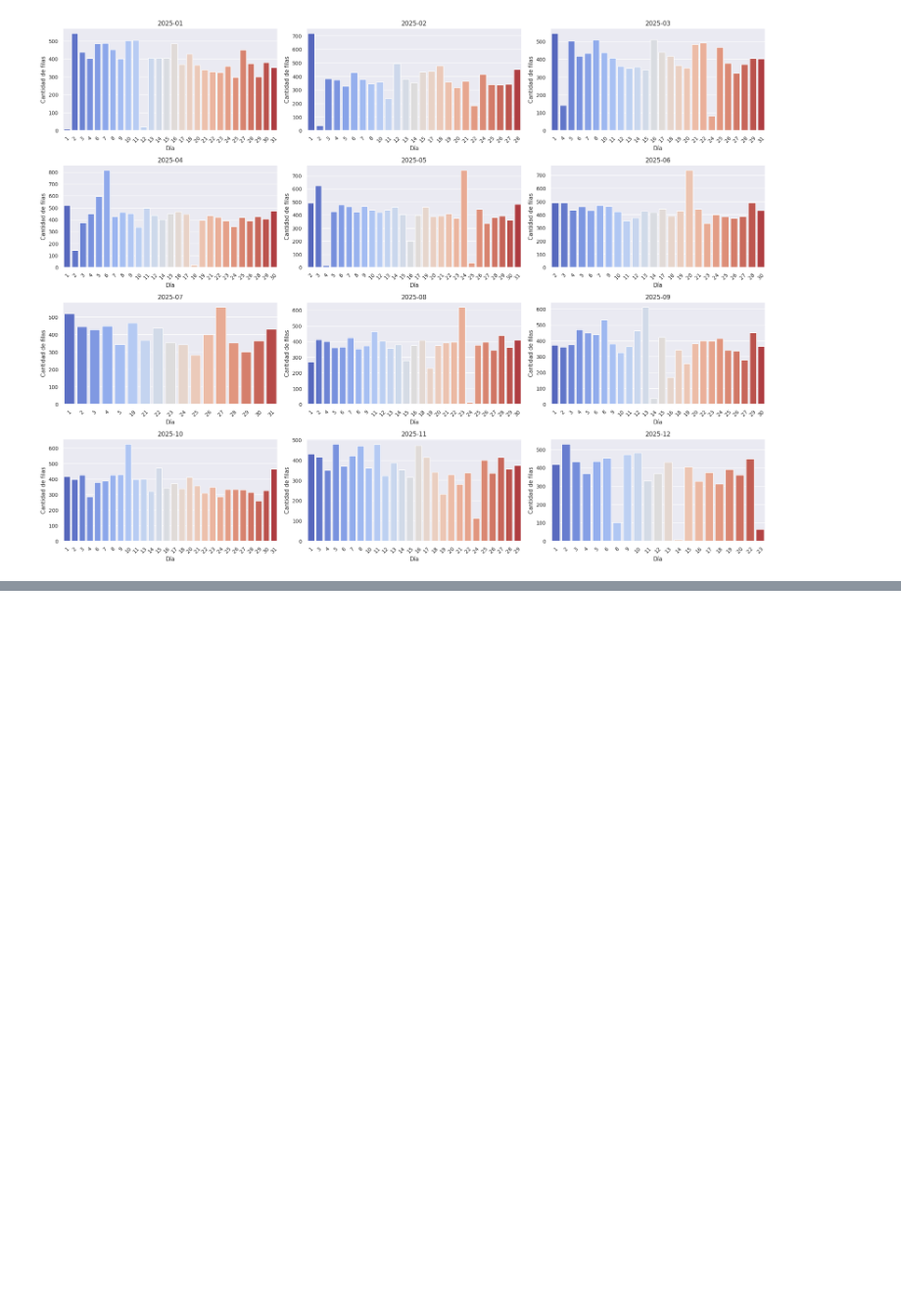
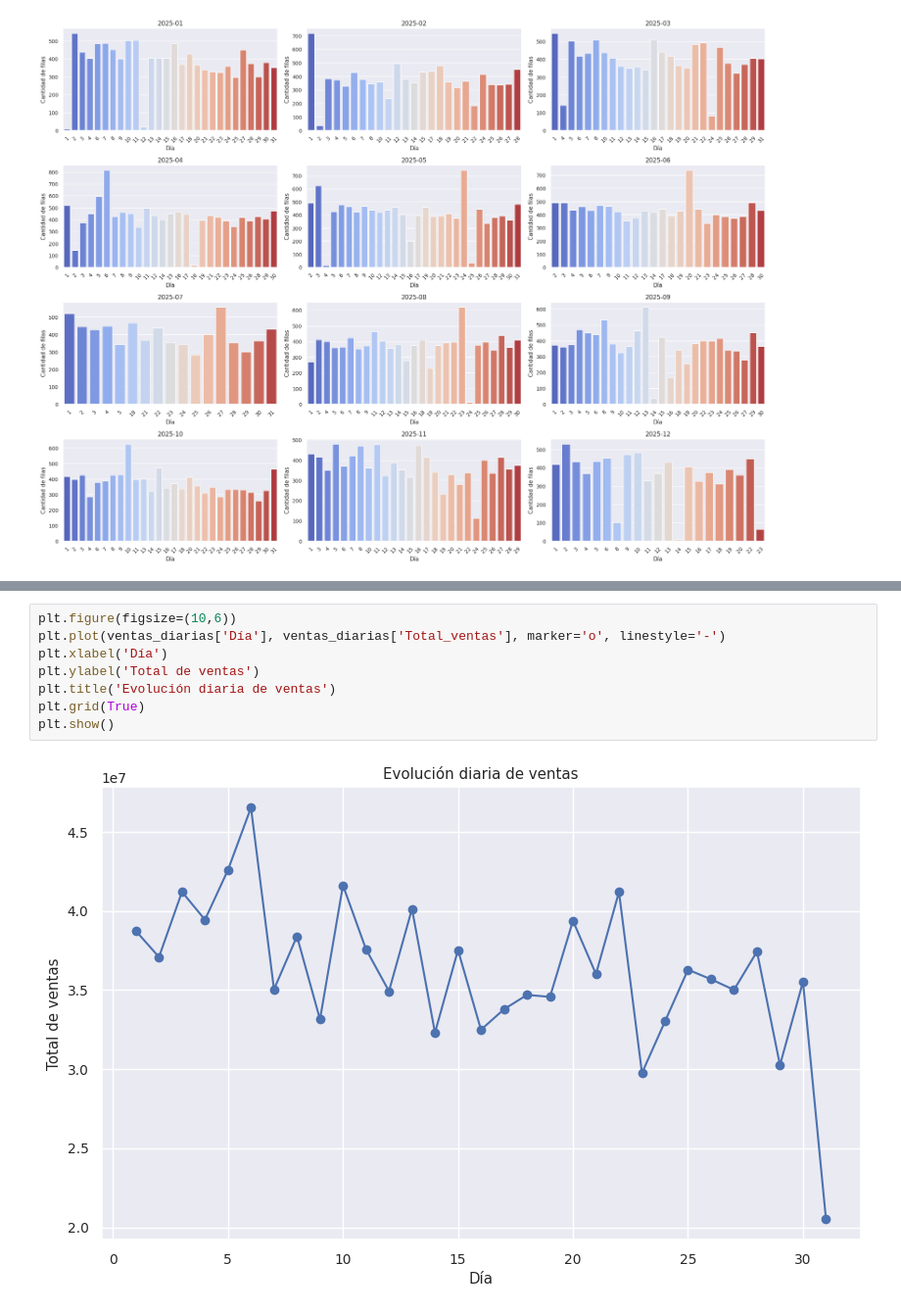
Before and after one commit to 4GeeksAcademy/sp-ml-20-final-project-g2, a Jupyter notebook: src/eda-guillermo.ipynb, the cells around one changed output, grey strips where cells are left out. Shown at 98% size. Drawn from its saved outputs; the diff is of its cells as text; blank space fills up the shorter version.

```diff
--- a/src/eda-guillermo.ipynb
+++ b/src/eda-guillermo.ipynb
@@ -945,0 +1095,10 @@ Passing `palette` without assigning `hue` is deprecated and will be removed in v
+# %%
+plt.figure(figsize=(10,6))
+plt.plot(ventas_diarias['Día'], ventas_diarias['Total_ventas'], marker='o', linestyle='-')
+plt.xlabel('Día')
+plt.ylabel('Total de ventas')
+plt.title('Evolución diaria de ventas')
+plt.grid(True)
+plt.show()
+# %% [output]
+[figure, added]
```
Also changed, not shown: parts of 10 cells of this notebook.
